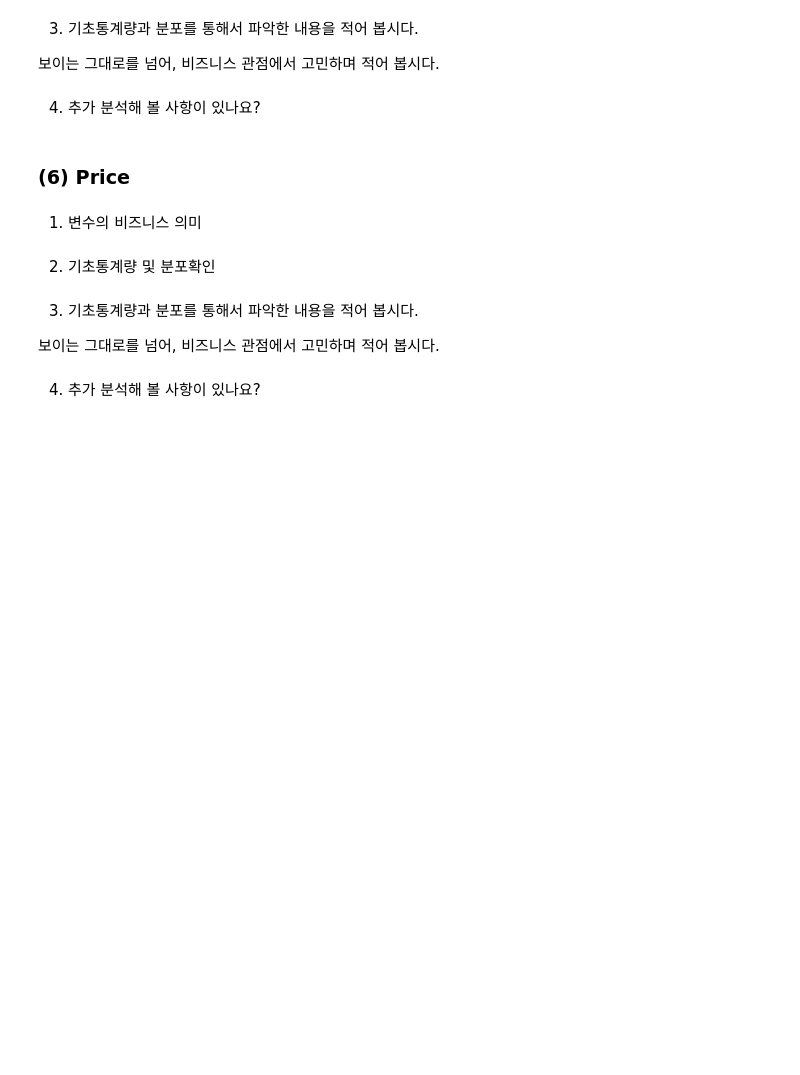
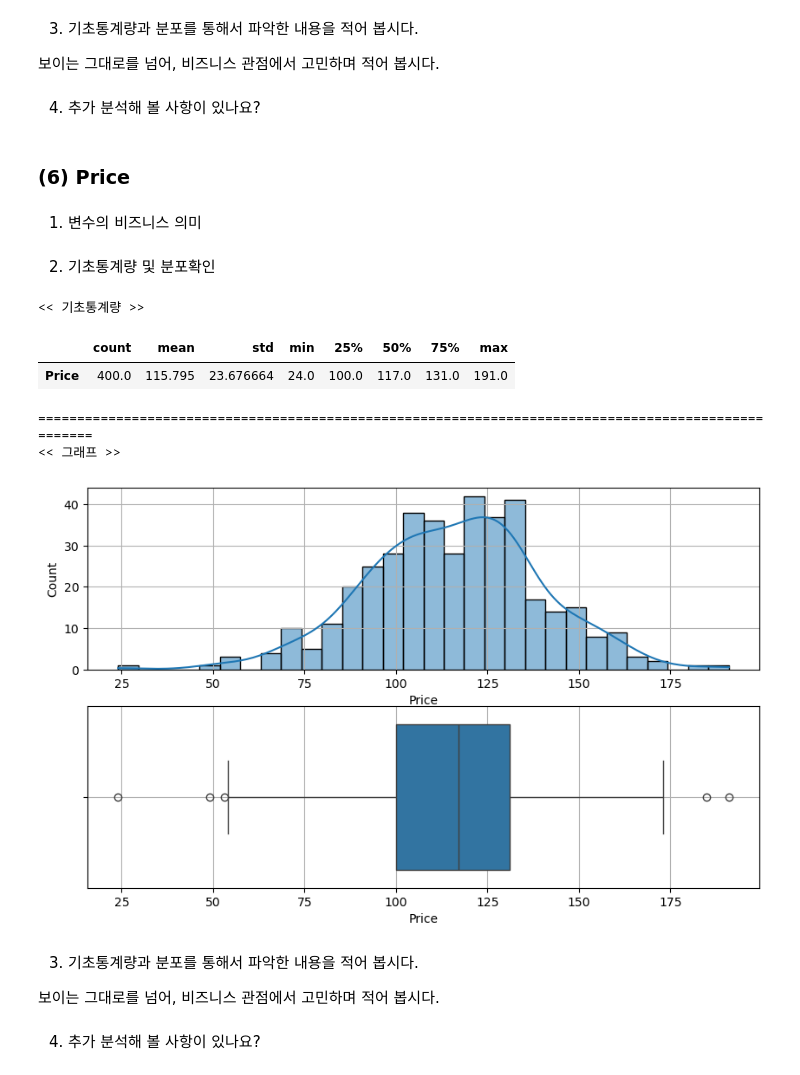
Before and after one commit to yongmin21/kt_aivle, a Jupyter notebook: 2024.09.10_데이터처리2/종합실습_단변량분석.ipynb, the cells around one changed output. Saved outputs shown, nothing was run; the diff lists cells and outputs as text; code cells hidden in the pictures; blank space fills up the shorter version.

```diff
--- a/2024.09.10_데이터처리2/종합실습_단변량분석.ipynb
+++ b/2024.09.10_데이터처리2/종합실습_단변량분석.ipynb
@@ -230,10 +245,21 @@ eda_1_num(data, var)
 4) 추가 분석해 볼 사항이 있나요?
 # %% [markdown]
 ### **(6) Price**
+# %%
+var = 'Price'
 # %% [markdown]
 1) 변수의 비즈니스 의미
 # %% [markdown]
 2) 기초통계량 및 분포확인
+# %%
+eda_1_num(data, var)
+# %% [output]
+<< 기초통계량 >>
+|  | count | mean | std | min | 25% | 50% | 75% | max |
+| Price | 400.0 | 115.795 | 23.676664 | 24.0 | 100.0 | 117.0 | 131.0 | 191.0 |
+====================================================================================================
+<< 그래프 >>
+[figure, added]
 # %% [markdown]
 3) 기초통계량과 분포를 통해서 파악한 내용을 적어 봅시다.
 
```
Also changed, not shown: parts of 7 cells of this notebook, 9 other files.
